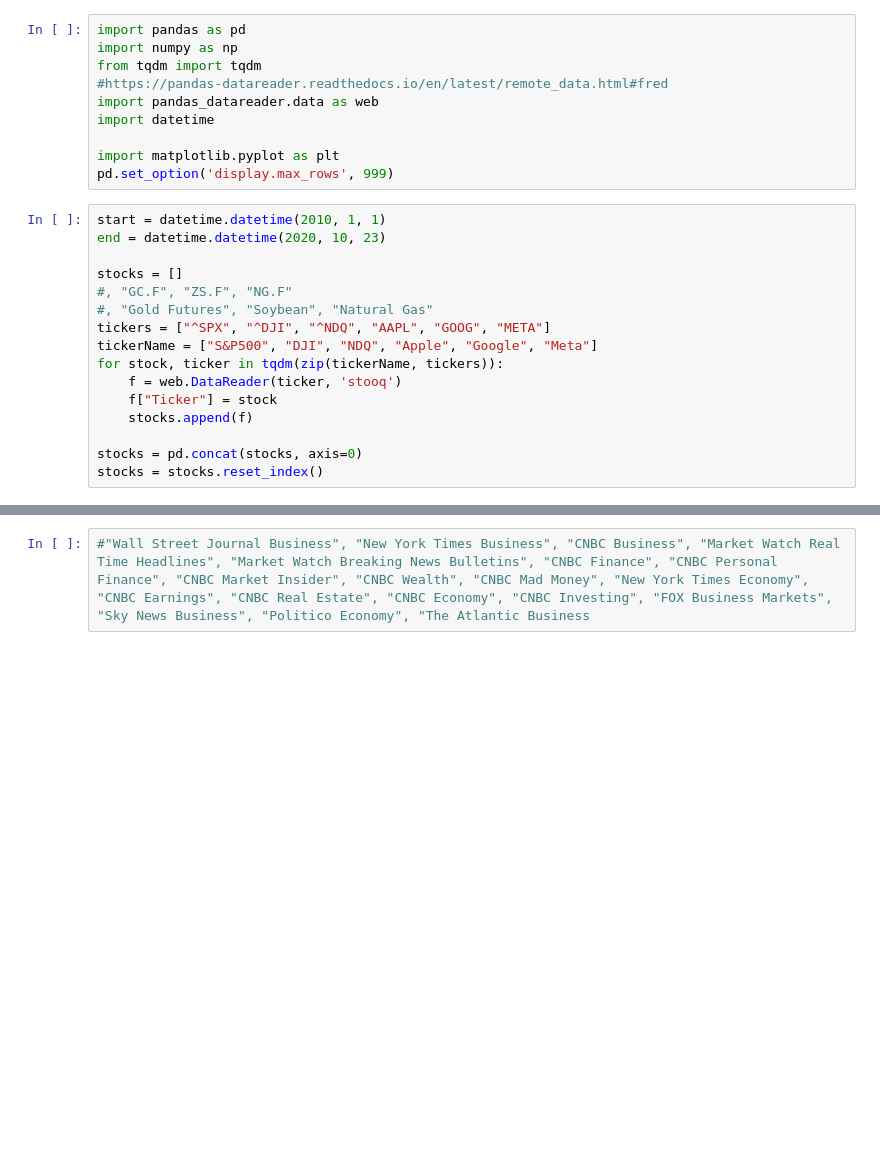
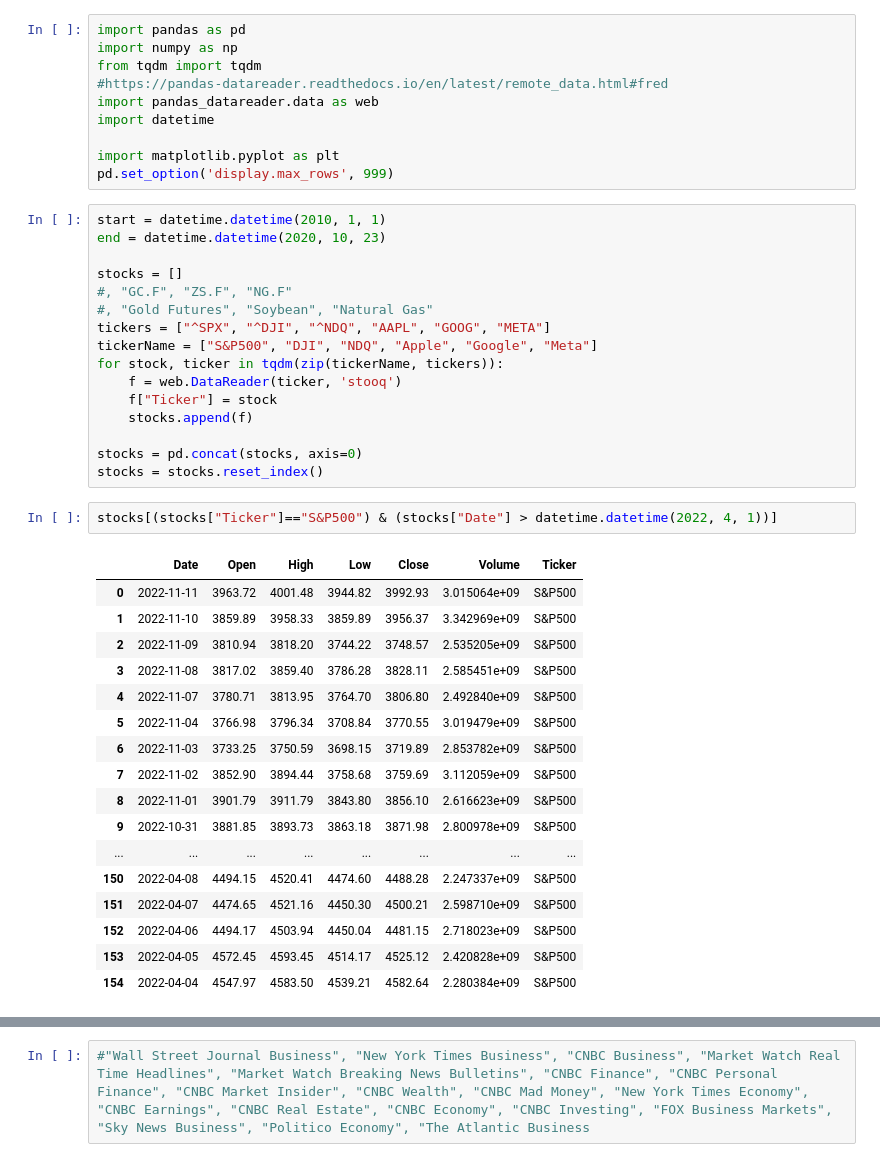
Before and after one commit to BPod123/Headline-Trader, a Jupyter notebook: Notebooks/Bert_Averaging_Kyle_Peters.ipynb, the cells around one changed output, grey strips where cells are left out. Drawn from its saved outputs; the diff is of its cells as text; blank space fills up the shorter version.

```diff
--- a/Notebooks/Bert_Averaging_Kyle_Peters.ipynb
+++ b/Notebooks/Bert_Averaging_Kyle_Peters.ipynb
@@ -24,6 +24,26 @@ for stock, ticker in tqdm(zip(tickerName, tickers)):
 
 stocks = pd.concat(stocks, axis=0)
 stocks = stocks.reset_index()
+# %%
+stocks[(stocks["Ticker"]=="S&P500") & (stocks["Date"] > datetime.datetime(2022, 4, 1))]
+# %% [output]
+|  | Date | Open | High | Low | Close | Volume | Ticker |
+| 0 | 2022-11-11 | 3963.72 | 4001.48 | 3944.82 | 3992.93 | 3.015064e+09 | S&P500 |
+| 1 | 2022-11-10 | 3859.89 | 3958.33 | 3859.89 | 3956.37 | 3.342969e+09 | S&P500 |
+| 2 | 2022-11-09 | 3810.94 | 3818.20 | 3744.22 | 3748.57 | 2.535205e+09 | S&P500 |
+| 3 | 2022-11-08 | 3817.02 | 3859.40 | 3786.28 | 3828.11 | 2.585451e+09 | S&P500 |
+| 4 | 2022-11-07 | 3780.71 | 3813.95 | 3764.70 | 3806.80 | 2.492840e+09 | S&P500 |
+| 5 | 2022-11-04 | 3766.98 | 3796.34 | 3708.84 | 3770.55 | 3.019479e+09 | S&P500 |
+| 6 | 2022-11-03 | 3733.25 | 3750.59 | 3698.15 | 3719.89 | 2.853782e+09 | S&P500 |
+| 7 | 2022-11-02 | 3852.90 | 3894.44 | 3758.68 | 3759.69 | 3.112059e+09 | S&P500 |
+| 8 | 2022-11-01 | 3901.79 | 3911.79 | 3843.80 | 3856.10 | 2.616623e+09 | S&P500 |
+| 9 | 2022-10-31 | 3881.85 | 3893.73 | 3863.18 | 3871.98 | 2.800978e+09 | S&P500 |
+| ... | ... | ... | ... | ... | ... | ... | ... |
+| 150 | 2022-04-08 | 4494.15 | 4520.41 | 4474.60 | 4488.28 | 2.247337e+09 | S&P500 |
+| 151 | 2022-04-07 | 4474.65 | 4521.16 | 4450.30 | 4500.21 | 2.598710e+09 | S&P500 |
+| 152 | 2022-04-06 | 4494.17 | 4503.94 | 4450.04 | 4481.15 | 2.718023e+09 | S&P500 |
+| 153 | 2022-04-05 | 4572.45 | 4593.45 | 4514.17 | 4525.12 | 2.420828e+09 | S&P500 |
+| 154 | 2022-04-04 | 4547.97 | 4583.50 | 4539.21 | 4582.64 | 2.280384e+09 | S&P500 |
 # %%
 # loading in modules
 import sqlite3
```
Also changed, not shown: parts of 10 cells of this notebook.
